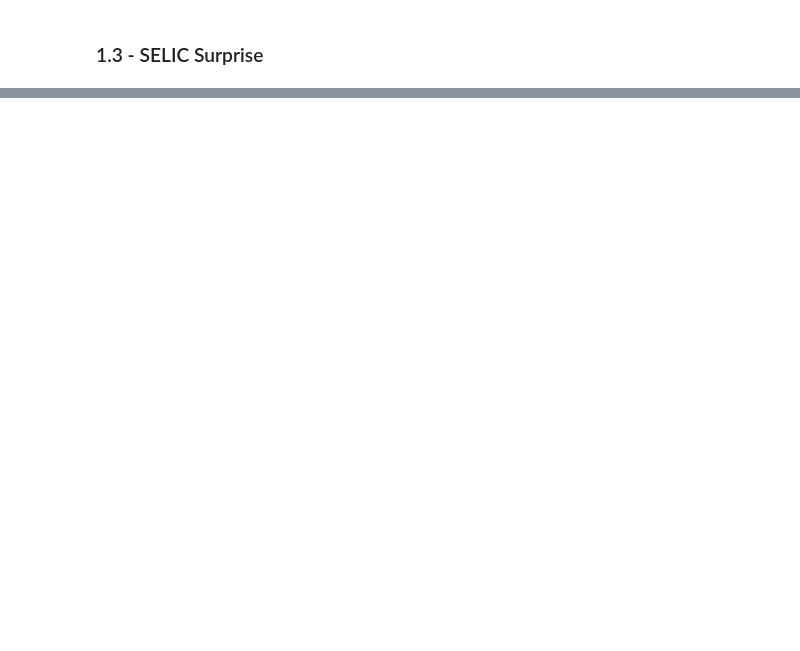
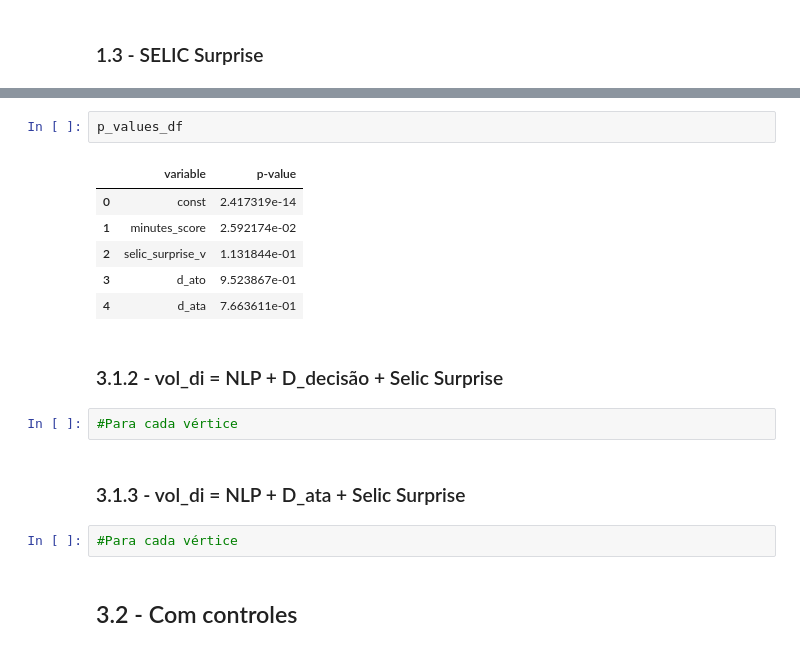
Before and after one commit to thaisct/bcb-sentiment-analysis, a Jupyter notebook: scripts/data_treatment.ipynb, the cells around one changed output, grey strips where cells are left out. Saved outputs shown, nothing was run; the diff lists cells and outputs as text; blank space fills up the shorter version.

```diff
--- a/scripts/data_treatment.ipynb
+++ b/scripts/data_treatment.ipynb
@@ -45,0 +146,19 @@ volatility_12M = returns.rolling(window=TRADING_DAYS).std()*np.sqrt(TRADING_DAYS
+# %%
+p_values_df
+# %% [output]
+|  | variable | p-value |
+| 0 | const | 2.417319e-14 |
+| 1 | minutes_score | 2.592174e-02 |
+| 2 | selic_surprise_v | 1.131844e-01 |
+| 3 | d_ato | 9.523867e-01 |
+| 4 | d_ata | 7.663611e-01 |
+# %% [markdown]
+### 3.1.2 - vol_di = NLP + D_decisão + Selic Surprise
+# %%
+#Para cada vértice
+# %% [markdown]
+### 3.1.3 - vol_di = NLP + D_ata + Selic Surprise
+# %%
+#Para cada vértice
+# %% [markdown]
+## 3.2 - Com controles
```
Also changed, not shown: parts of 21 cells of this notebook, 7 other files.
